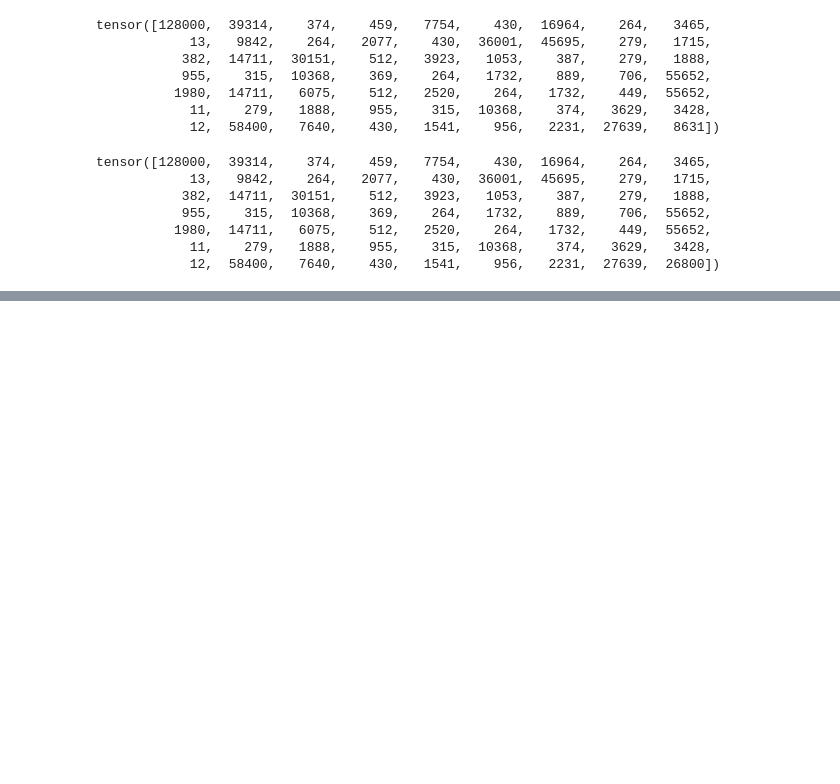
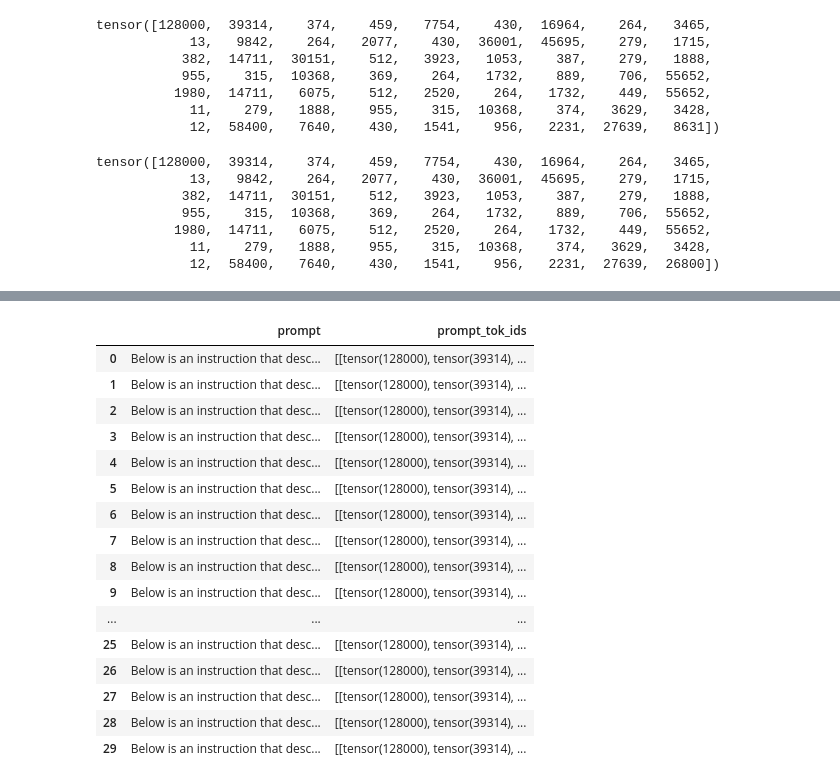
Before and after one commit to keyboardAnt/distributed-speculative-inference, a Jupyter notebook: poc/tok_ids.ipynb, the cells around one changed output, grey strips where cells are left out. Cells and saved outputs as stored; diff of their text form; code cells hidden in the pictures; blank space fills up the shorter version.

```diff
--- a/poc/tok_ids.ipynb
+++ b/poc/tok_ids.ipynb
@@ -274,0 +274,6 @@ NameError: name 'model' is not defined
+# %%
+from dsi.online.latency.dataset import Dataset
+from poc.actual.prompt import get_prompts
+
+prompts = get_prompts(dataset=Dataset.ALPACA_SRC, split="train", num_examples=30, random_seed=42)
+prompts
@@ -274,0 +298,27 @@ NameError: name 'model' is not defined
+# %%
+import pandas as pd
+from transformers import AutoTokenizer
+
+
+tokenizer = AutoTokenizer.from_pretrained("meta-llama/Meta-Llama-3.1-70B-Instruct")
+df = pd.DataFrame({"prompt": prompts})
+df["prompt_tok_ids"] = df["prompt"].apply(lambda x: tokenizer.encode(x, return_tensors="pt"))
+df
+# %% [output]
+|  | prompt | prompt_tok_ids |
+| 0 | Below is an instruction that desc... | [[tensor(128000), tensor(39314), ... |
+| 1 | Below is an instruction that desc... | [[tensor(128000), tensor(39314), ... |
+| 2 | Below is an instruction that desc... | [[tensor(128000), tensor(39314), ... |
+| 3 | Below is an instruction that desc... | [[tensor(128000), tensor(39314), ... |
+| 4 | Below is an instruction that desc... | [[tensor(128000), tensor(39314), ... |
+| 5 | Below is an instruction that desc... | [[tensor(128000), tensor(39314), ... |
+| 6 | Below is an instruction that desc... | [[tensor(128000), tensor(39314), ... |
+| 7 | Below is an instruction that desc... | [[tensor(128000), tensor(39314), ... |
+| 8 | Below is an instruction that desc... | [[tensor(128000), tensor(39314), ... |
+| 9 | Below is an instruction that desc... | [[tensor(128000), tensor(39314), ... |
+| ... | ... | ... |
+| 25 | Below is an instruction that desc... | [[tensor(128000), tensor(39314), ... |
+| 26 | Below is an instruction that desc... | [[tensor(128000), tensor(39314), ... |
+| 27 | Below is an instruction that desc... | [[tensor(128000), tensor(39314), ... |
+| 28 | Below is an instruction that desc... | [[tensor(128000), tensor(39314), ... |
+| 29 | Below is an instruction that desc... | [[tensor(128000), tensor(39314), ... |
```
Also changed, not shown: parts of 4 cells of this notebook, 5 other files.
